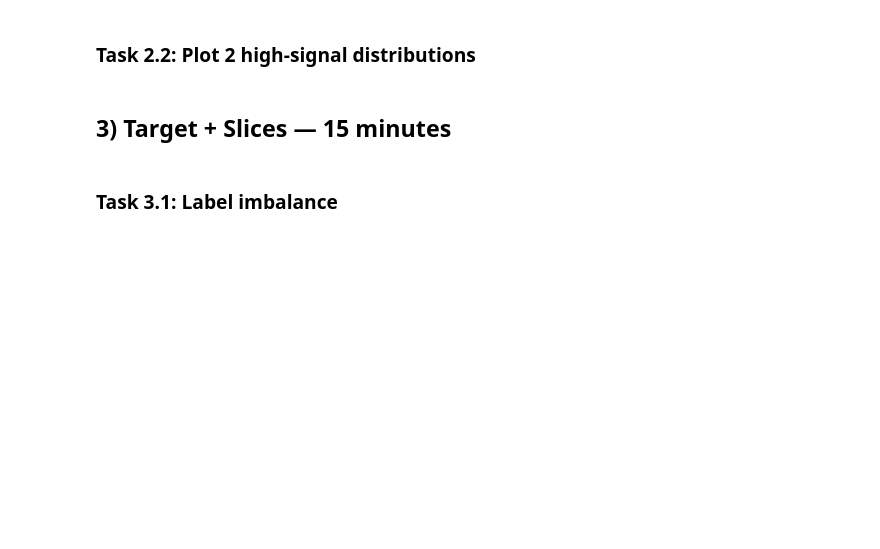
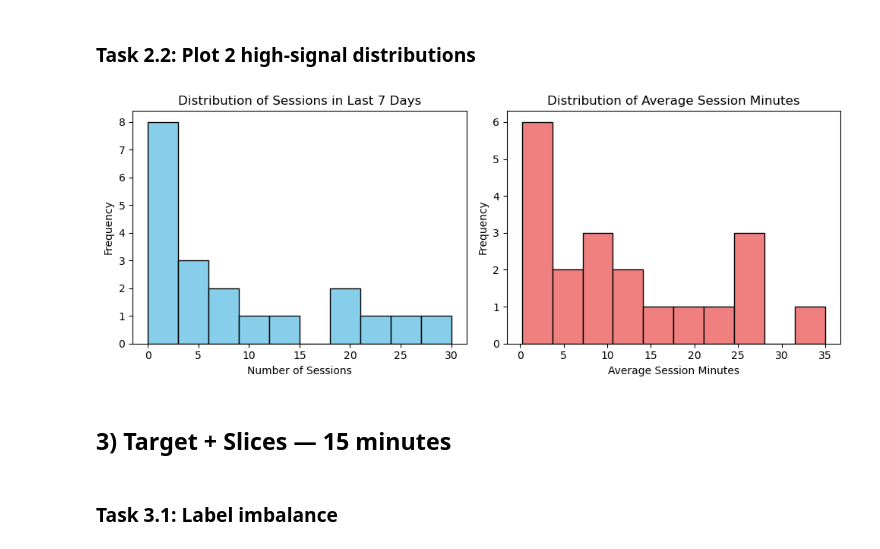
Before and after one commit to super30admin/EDA, a Jupyter notebook: eda_student_lab.ipynb, the cells around one changed output. Saved outputs shown, nothing was run; the diff lists cells and outputs as text; code cells hidden in the pictures; blank space fills up the shorter version.

```diff
--- a/eda_student_lab.ipynb
+++ b/eda_student_lab.ipynb
@@ -56,6 +65,16 @@ df.head()
 # TODO: write 1-2 sentences: what is the grain of this dataset?
 
 # TODO: inspect dtypes; convert to appropriate types if needed
-df.dtypes
+print(df.dtypes)
 
 # HINT: churned should be int/bool; categorical columns should remain object/category
+
+'''
+Here the grain of the dataset is already maching the requiements, but just to sure I converted the churned and refund_after_churn_flag columns to integer type.
+and also checked their types.
+'''
+
+df['churned'] = df['churned'].astype(int)
+df['refund_after_churn_flag'] = df['refund_after_churn_flag'].astype(int)
+check('churned_type', pd.api.types.is_integer_dtype(df['churned']))
+check('refund_after_churn_flag_type', pd.api.types.is_integer_dtype(df['refund_after_churn_flag']))
@@ -90,13 +156,23 @@ summary
 # %%
 # TODO: pick 2 columns and create 2 plots that reveal something non-trivial
 # Example: sessions_last_7d (skew), avg_session_min (heavy tail), tenure_days (range)
 plt.figure(figsize=(10,4))
 plt.subplot(1,2,1)
 # TODO
+plt.hist(df['sessions_last_7d'], bins=10, color='skyblue', edgecolor='black')
+plt.title('Distribution of Sessions in Last 7 Days')
+plt.xlabel('Number of Sessions')
+plt.ylabel('Frequency')
 plt.subplot(1,2,2)
 # TODO
+plt.hist(df['avg_session_min'], bins=10, color='lightcoral', edgecolor='black')
+plt.title('Distribution of Average Session Minutes')
+plt.xlabel('Average Session Minutes')
+plt.ylabel('Frequency')
 plt.tight_layout()
 plt.show()
+# %% [output]
+[figure, added]
 # %% [markdown]
 ## 3) Target + Slices — 15 minutes
 # %% [markdown]
```
Also changed, not shown: parts of 10 cells of this notebook.
